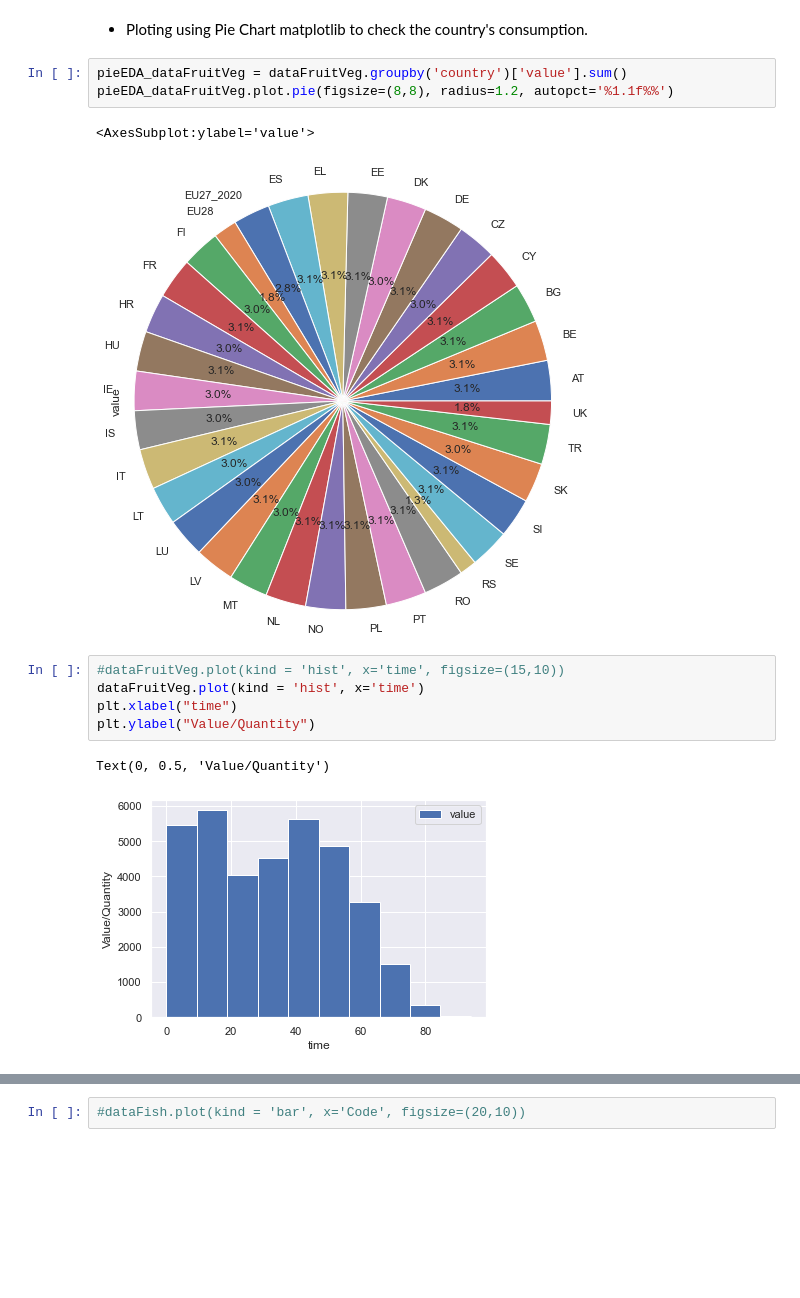
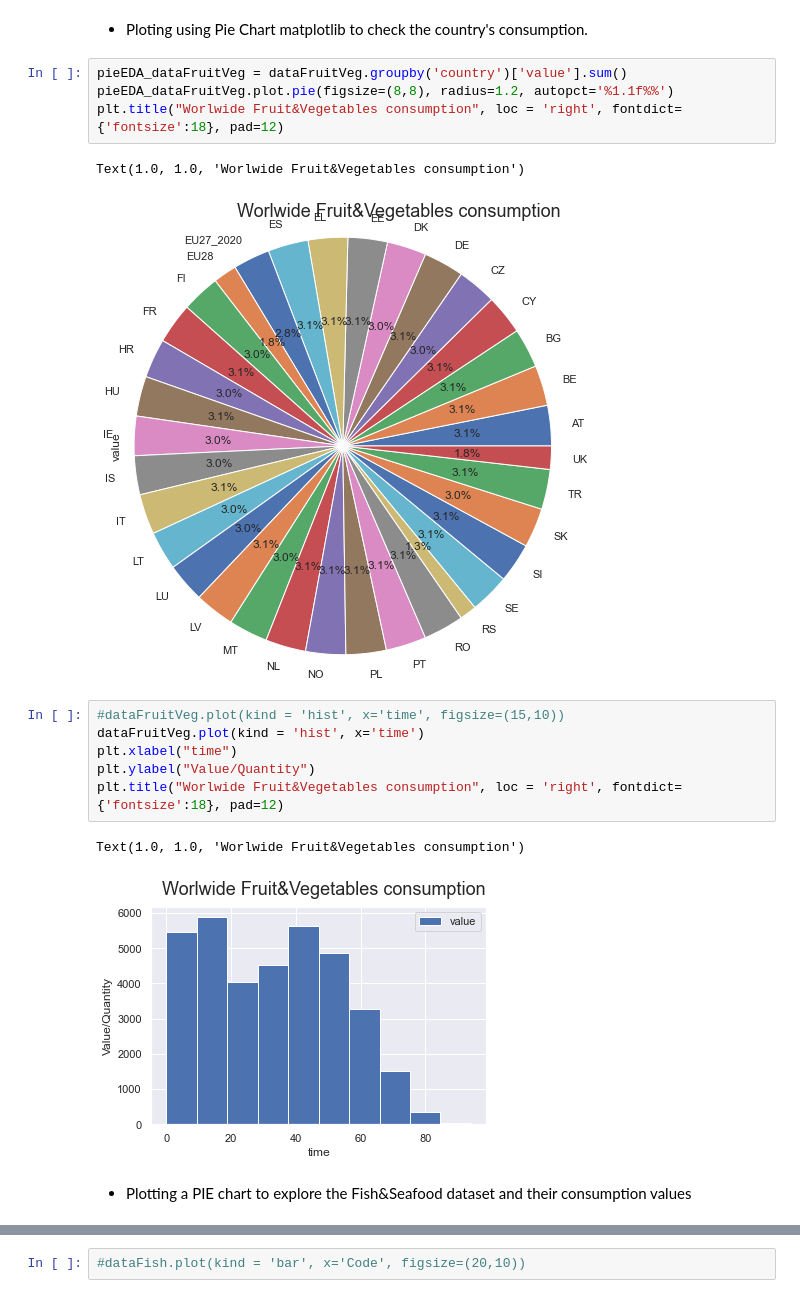
Before and after one commit to kellyc-j/MenuAssistance_project_y4, a Jupyter notebook: No_4_MenuAssistance.ipynb, the cells around one changed output, grey strips where cells are left out. Cells and saved outputs as stored; diff of their text form; blank space fills up the shorter version.

```diff
--- a/No_4_MenuAssistance.ipynb
+++ b/No_4_MenuAssistance.ipynb
@@ -289,14 +306,18 @@ Exploring the dataset Meat, we did not find Ireland, but we found the EU28 with
 # %%
 pieEDA_dataFruitVeg = dataFruitVeg.groupby('country')['value'].sum()
 pieEDA_dataFruitVeg.plot.pie(figsize=(8,8), radius=1.2, autopct='%1.1f%%')
+plt.title("Worlwide Fruit&Vegetables consumption", loc = 'right', fontdict={'fontsize':18}, pad=12)
 # %% [output]
-<AxesSubplot:ylabel='value'>
+Text(1.0, 1.0, 'Worlwide Fruit&Vegetables consumption')
-[figure, old version]
+[figure, new version]
 # %%
 #dataFruitVeg.plot(kind = 'hist', x='time', figsize=(15,10))
 dataFruitVeg.plot(kind = 'hist', x='time')
 plt.xlabel("time")
 plt.ylabel("Value/Quantity")
+plt.title("Worlwide Fruit&Vegetables consumption", loc = 'right', fontdict={'fontsize':18}, pad=12)
 # %% [output]
-Text(0, 0.5, 'Value/Quantity')
+Text(1.0, 1.0, 'Worlwide Fruit&Vegetables consumption')
-[figure, old version]
+[figure, new version]
+# %% [markdown]
+- Plotting a PIE chart to explore the Fish&Seafood dataset and their consumption values
```
Also changed, not shown: parts of 56 cells of this notebook.
